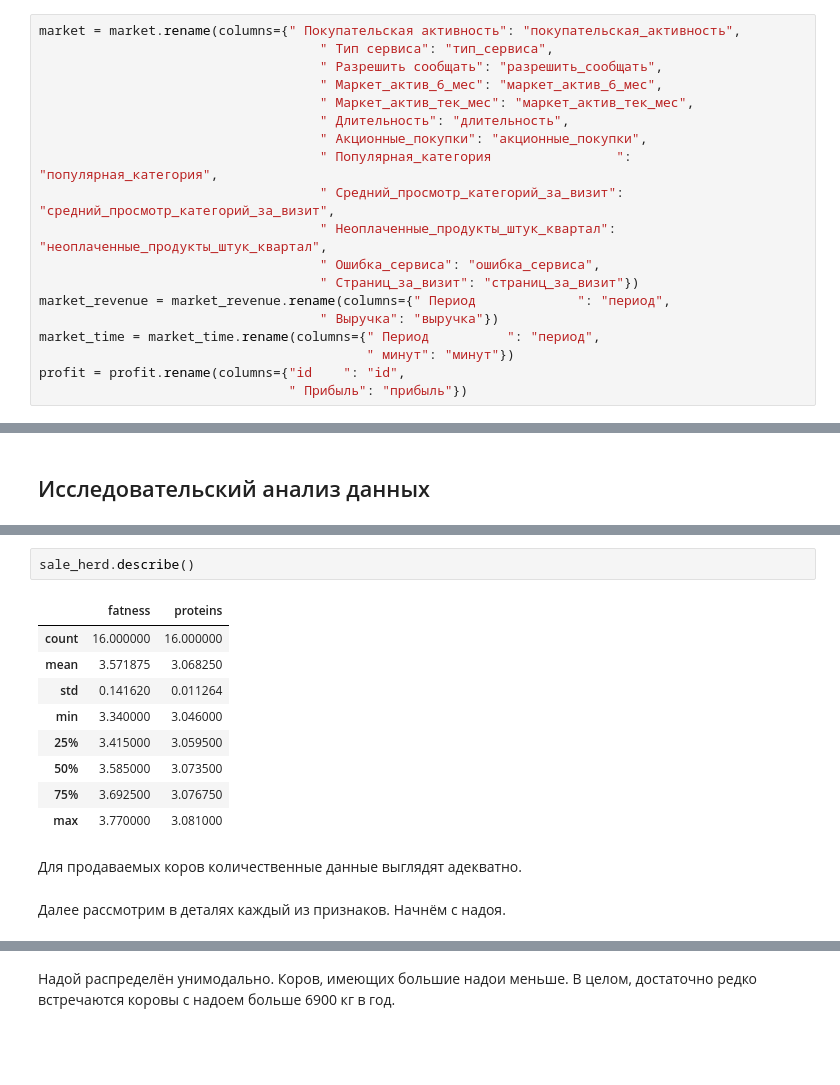
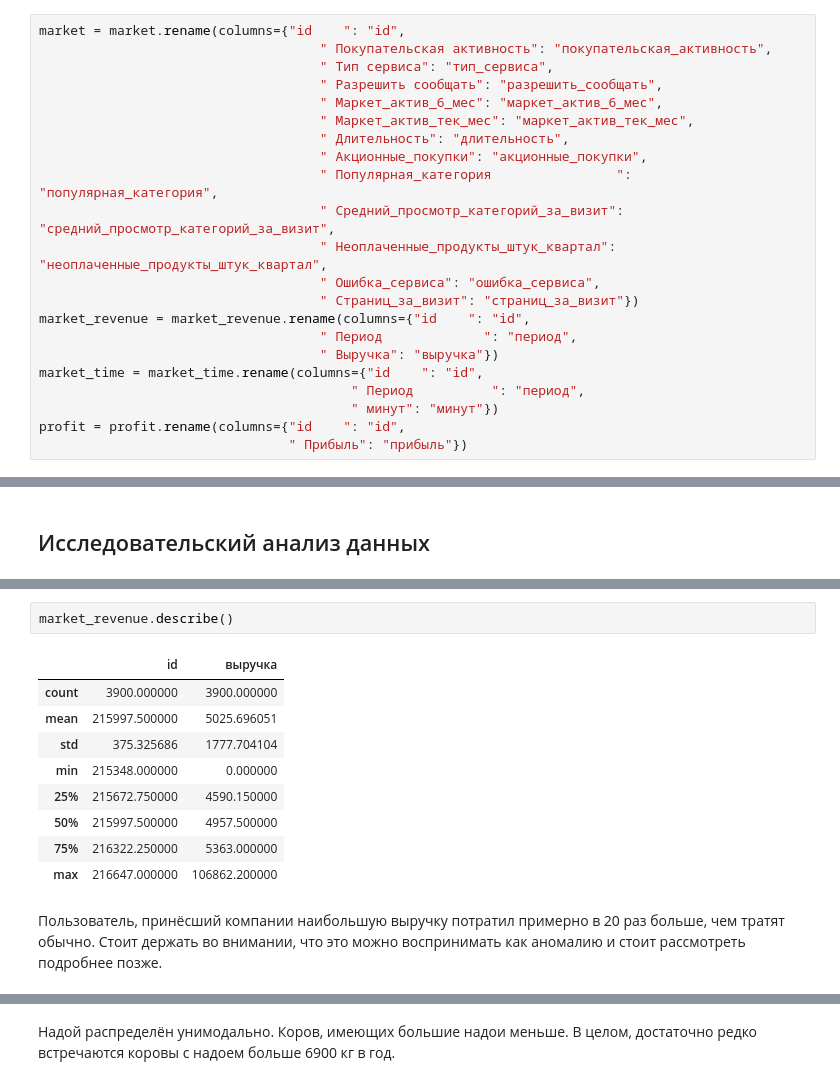
Before and after one commit to EvanderLatine/DS_Practicum, a Jupyter notebook: Customers_Retention/research.ipynb, the cells around one changed output, grey strips where cells are left out. Saved outputs shown, nothing was run; the diff lists cells and outputs as text; blank space fills up the shorter version.

```diff
--- a/Customers_Retention/research.ipynb
+++ b/Customers_Retention/research.ipynb
@@ -99,5 +99,6 @@ Market data:
 # %%
-market = market.rename(columns={" Покупательская активность": "покупательская_активность",
+market = market.rename(columns={"id    ": "id",
+                                    " Покупательская активность": "покупательская_активность",
                                     " Тип сервиса": "тип_сервиса",
                                     " Разрешить сообщать": "разрешить_сообщать",
                                     " Маркет_актив_6_мес": "маркет_актив_6_мес",
@@ -109,10 +110,12 @@ market = market.rename(columns={" Покупательская активнос
                                     " Неоплаченные_продукты_штук_квартал": "неоплаченные_продукты_штук_квартал",
                                     " Ошибка_сервиса": "ошибка_сервиса",
                                     " Страниц_за_визит": "страниц_за_визит"})
-market_revenue = market_revenue.rename(columns={" Период             ": "период",
+market_revenue = market_revenue.rename(columns={"id    ": "id",
+                                    " Период             ": "период",
                                     " Выручка": "выручка"})
-market_time = market_time.rename(columns={" Период          ": "период",
-                                          " минут": "минут"})
+market_time = market_time.rename(columns={"id    ": "id",
+                                        " Период          ": "период",
+                                        " минут": "минут"})
 profit = profit.rename(columns={"id    ": "id",
                                 " Прибыль": "прибыль"})
 # %%
@@ -427,16 +403,14 @@ own_herd.describe()
 # %%
-sale_herd.describe()
+market_revenue.describe()
 # %% [output]
-|  | fatness | proteins |
-| count | 16.000000 | 16.000000 |
-| mean | 3.571875 | 3.068250 |
-| std | 0.141620 | 0.011264 |
-| min | 3.340000 | 3.046000 |
-| 25% | 3.415000 | 3.059500 |
-| 50% | 3.585000 | 3.073500 |
-| 75% | 3.692500 | 3.076750 |
-| max | 3.770000 | 3.081000 |
+|  | id | выручка |
+| count | 3900.000000 | 3900.000000 |
+| mean | 215997.500000 | 5025.696051 |
+| std | 375.325686 | 1777.704104 |
+| min | 215348.000000 | 0.000000 |
+| 25% | 215672.750000 | 4590.150000 |
+| 50% | 215997.500000 | 4957.500000 |
+| 75% | 216322.250000 | 5363.000000 |
+| max | 216647.000000 | 106862.200000 |
 # %% [markdown]
-Для продаваемых коров количественные данные выглядят адекватно.
+Пользователь, принёсший компании наибольшую выручку потратил примерно в 20 раз больше, чем тратят обычно. Стоит держать во внимании, что это можно воспринимать как аномалию и стоит рассмотреть подробнее позже.
-# %% [markdown]
-Далее рассмотрим в деталях каждый из признаков. Начнём с надоя.
```
Also changed, not shown: parts of 115 cells of this notebook.
